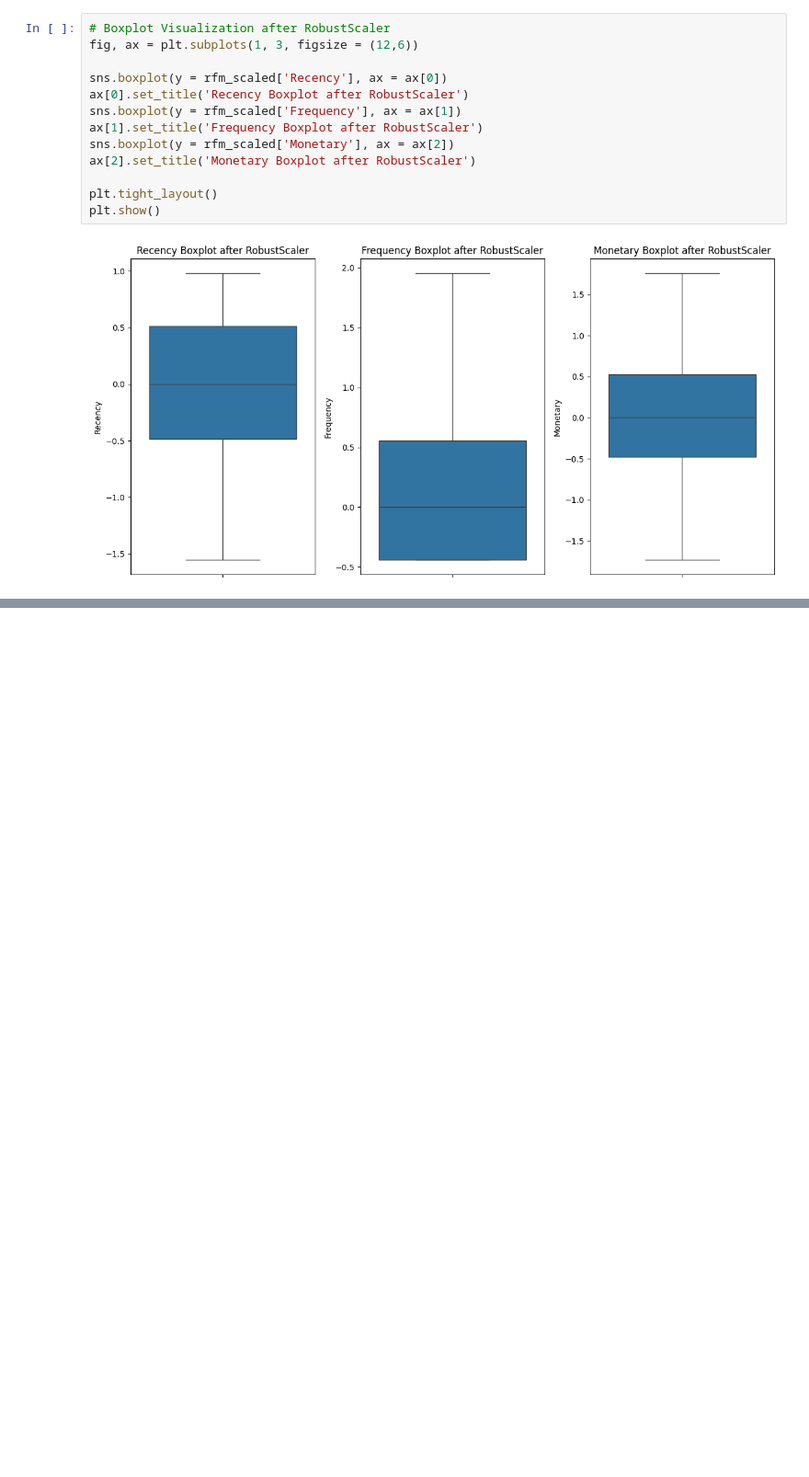
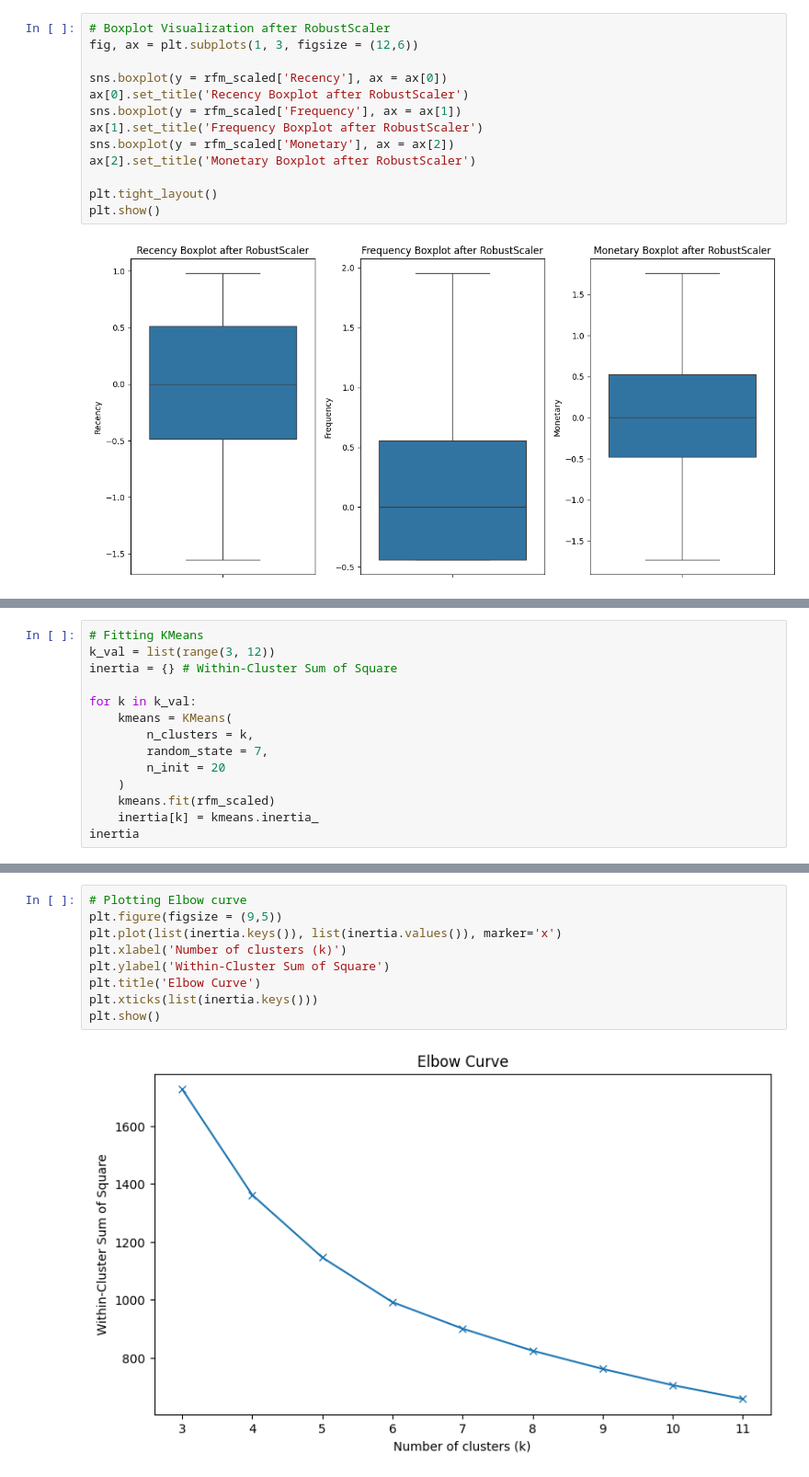
Before and after one commit to gorkemyencak/online-retail-clustering, a Jupyter notebook: main.ipynb, the cells around one changed output, grey strips where cells are left out. Shown at 92% size. Cells and saved outputs as stored; diff of their text form; blank space fills up the shorter version.

```diff
--- a/main.ipynb
+++ b/main.ipynb
@@ -375,0 +381,14 @@ plt.show()
+# %%
+# Fitting KMeans
+k_val = list(range(3, 12))
+inertia = {} # Within-Cluster Sum of Square
+
+for k in k_val:
+    kmeans = KMeans(
+        n_clusters = k,
+        random_state = 7,
+        n_init = 20
+    )
+    kmeans.fit(rfm_scaled)
+    inertia[k] = kmeans.inertia_
+inertia
@@ -375,0 +405,11 @@ plt.show()
+# %%
+# Plotting Elbow curve
+plt.figure(figsize = (9,5))
+plt.plot(list(inertia.keys()), list(inertia.values()), marker='x')
+plt.xlabel('Number of clusters (k)')
+plt.ylabel('Within-Cluster Sum of Square')
+plt.title('Elbow Curve')
+plt.xticks(list(inertia.keys()))
+plt.show()
+# %% [output]
+[figure, added]
```
Also changed, not shown: parts of 12 cells of this notebook.
